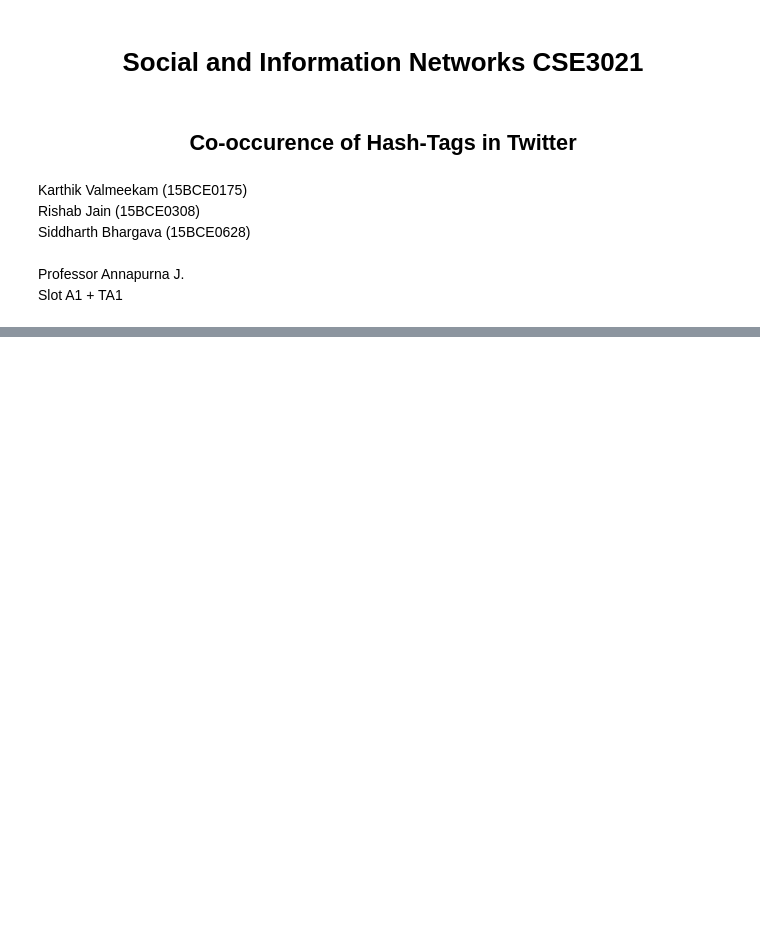
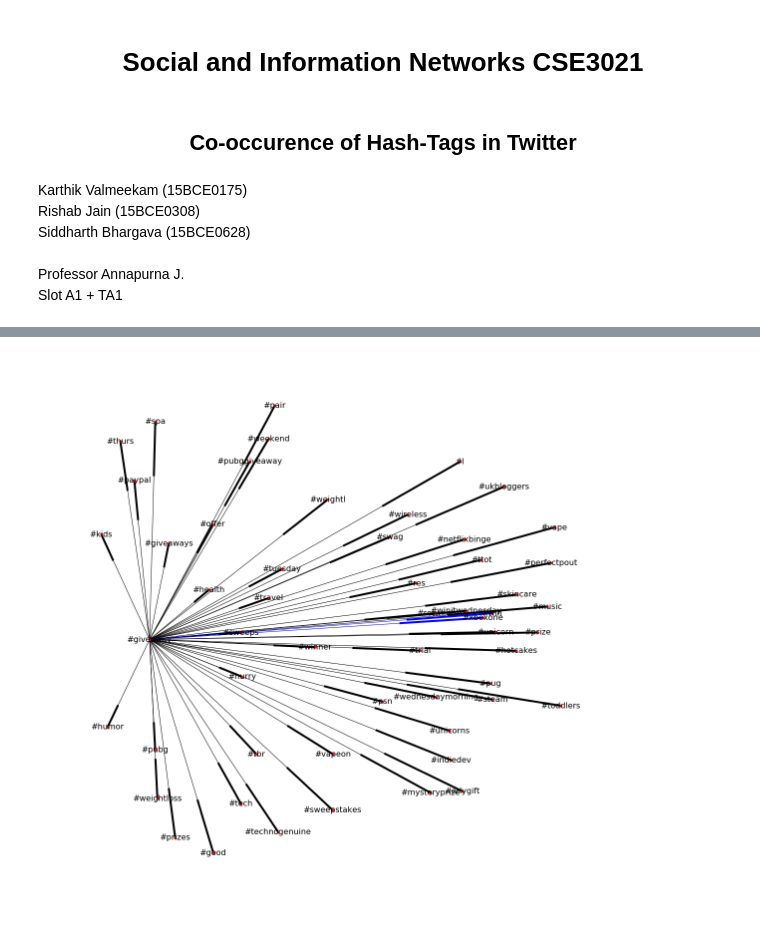
Before and after one commit to The-obsrvr/SocialNetworks, a Jupyter notebook: SINProject.ipynb, the cells around one changed output, grey strips where cells are left out. Saved outputs shown, nothing was run; the diff lists cells and outputs as text; code cells hidden in the pictures; blank space fills up the shorter version.

```diff
--- a/SINProject.ipynb
+++ b/SINProject.ipynb
@@ -176,0 +243,24 @@ nx.draw_networkx(G, node_size=35, with_labels=False)
+# %%
+elarge=[(u,v) for (u,v,d) in G.edges(data=True) if d['weight'] >10]
+esmall=[(u,v) for (u,v,d) in G.edges(data=True) if d['weight'] <=10]
+
+pos=nx.spring_layout(G) # positions for all nodes
+# nodes
+plt.figure(figsize=(20,20))
+plt.axis('off')
+nx.draw_networkx_nodes(G,pos,node_size=20)
+
+# edges
+nx.draw_networkx_edges(G,pos,edgelist=esmall,
+                    width=1)
+nx.draw_networkx_edges(G,pos,edgelist=elarge,
+                    width=1,edge_color='b')
+
+# labels
+nx.draw_networkx_labels(G,pos,font_size=16,font_family='sans-serif')
+
+
+
+plt.show() # display
+# %% [output]
+[figure, added]
```
Also changed, not shown: parts of 16 cells of this notebook.
